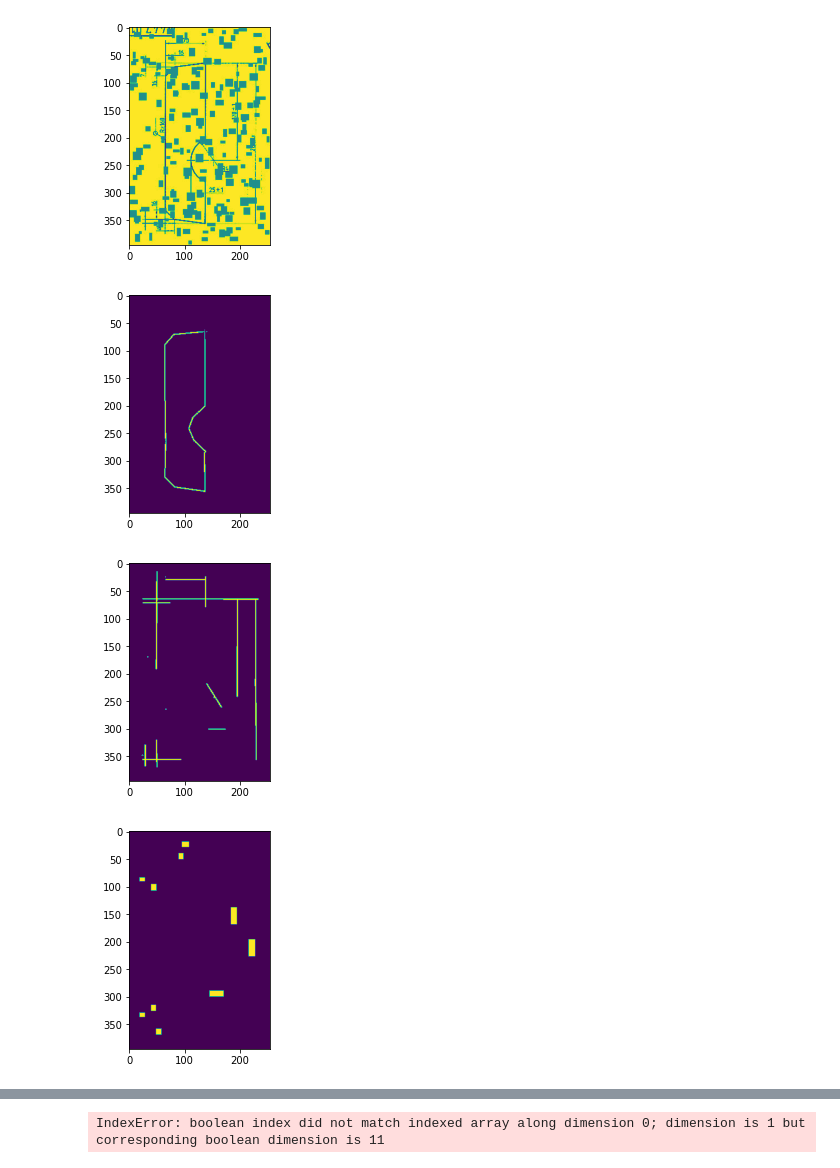
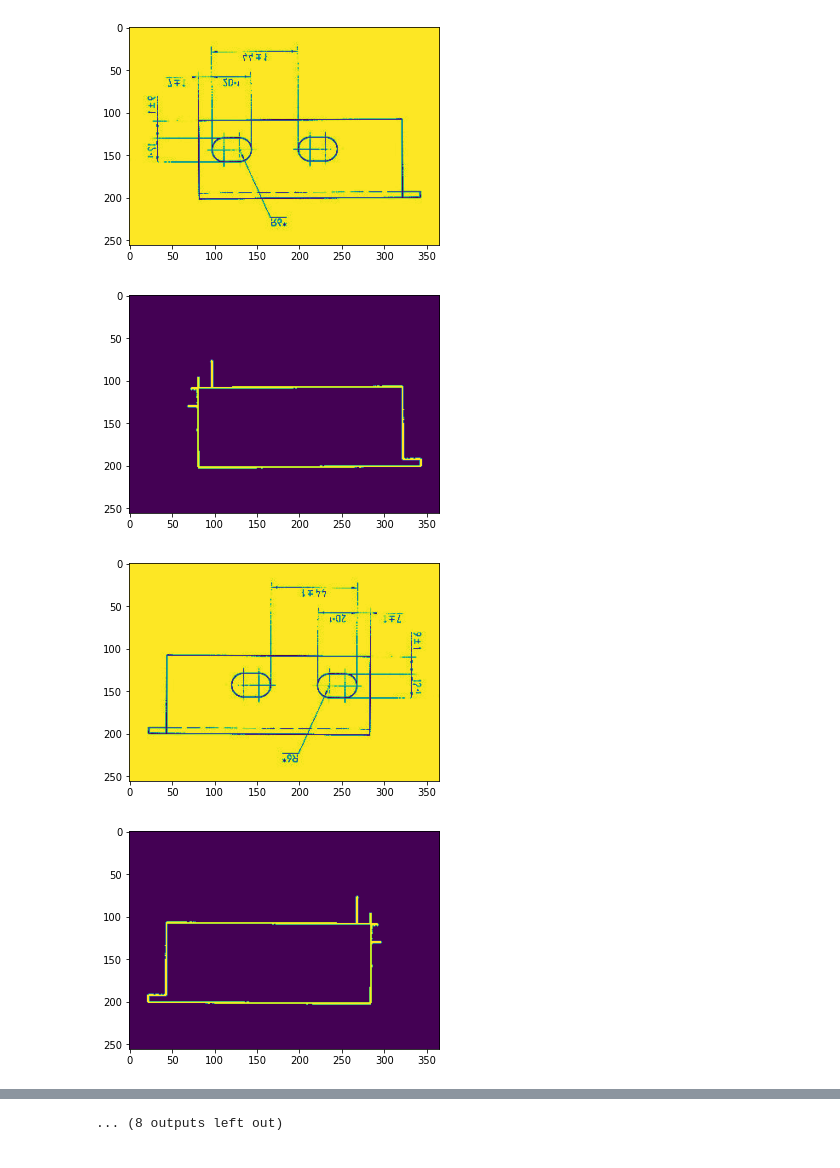
Before and after one commit to ars860/Blueprins, a Jupyter notebook: check_segmentaion_augmentations.ipynb, the cells around one changed output, grey strips where cells are left out. Drawn from its saved outputs; the diff is of its cells as text; code cells hidden in the pictures.

```diff
--- a/check_segmentaion_augmentations.ipynb
+++ b/check_segmentaion_augmentations.ipynb
@@ -1,21 +1,25 @@
+# %%
+import matplotlib.pyplot as plt
+from albumentations.pytorch import ToTensorV2
+
+from dataset import get_dataloaders_supervised
+import albumentations as A
+
+transforms = A.Compose([A.VerticalFlip(), A.HorizontalFlip(), A.Cutout(), ToTensorV2()])
+_, dataloader_train, _, dataloader_test = get_dataloaders_supervised(root='test', shuffle_seed=1, transforms=transforms)
 # %%
-import matplotlib.pyplot as plt
+for epoch in range(10):
+    img, mask = next(iter(dataloader_train))
+    img, mask = img.squeeze().numpy(), mask.squeeze().float().numpy()
 
-from dataset import get_dataloaders_supervised
+    plt.imshow(img.squeeze())
+    plt.show()
 
-_, dataloader_train, _, dataloader_test = get_dataloaders_supervised(root='test', shuffle_seed=1)
-
-img, mask = next(iter(dataloader_train))
-img, mask = img.squeeze().numpy(), mask.squeeze().float().numpy()
-
-plt.imshow(img.squeeze())
-plt.show()
-
-for i in range(mask.shape[0]):
-    plt.imshow(mask[i, :])
+    # for i in range(mask.shape[0]):
+    plt.imshow(mask[0, :])
     plt.show()
 # %% [output]
-[figure, old version]
+[figure, new version]
-[figure, old version]
+[figure, new version]
-[figure, old version]
+[figure, new version]
-[figure, old version]
+[figure, new version]
@@ -30,35 +34 @@ for i in range(mask.shape[0]):
+... (8 outputs left out)
-# %%
-import random
-
-def mask_dropout(cnt):
-    def res(img, mask):
-        img, mask = img.copy(), mask.copy()
-        channels = random.sample(range(mask.shape[1]), cnt)
-
-        for channel in channels:
-            img[mask[:, channel] == 1] = 0
-            mask[mask[:, channel] == 1] = 0
-
-        return img, mask
-
-    return res
-
-img, mask = next(iter(dataloader_train))
-img, mask = img.numpy(), mask.numpy()
-
-test = mask[:, 3] == 1
-
-aug = mask_dropout(3)
-
-img, mask = img.squeeze(0), mask.squeeze()
-
-aug(img, mask)
-
-plt.imshow(img.squeeze())
-plt.show()
-
-for i in range(mask.shape[0]):
-    plt.imshow(mask[i, :])
-    plt.show()
-# %% [output]
-IndexError: boolean index did not match indexed array along dimension 0; dimension is 1 but corresponding boolean dimension is 11
```
Also changed, not shown: parts of 1 cell of this notebook, 3 other files.
